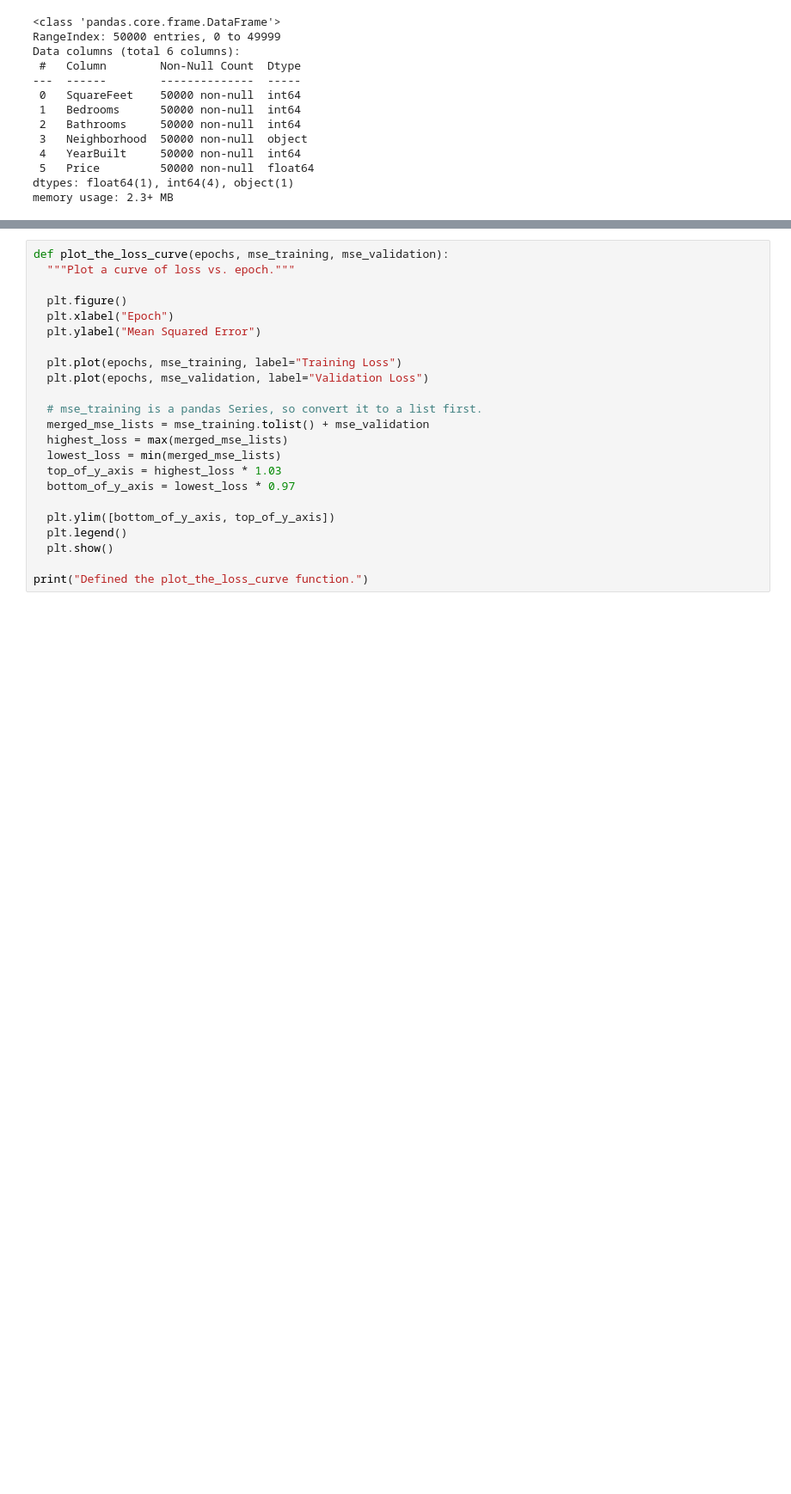
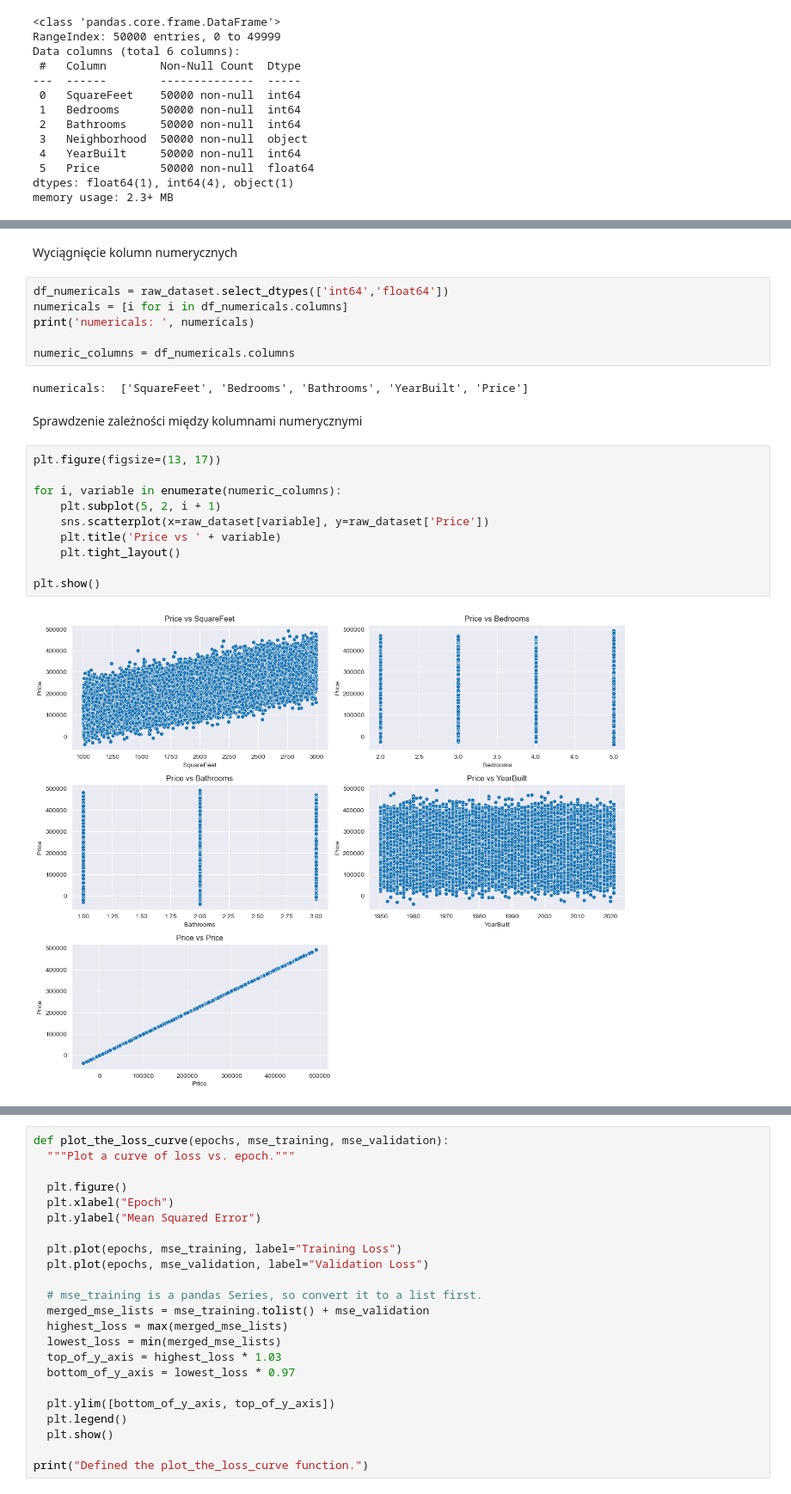
Before and after one commit to staszczm/LaboratoriumPRIAD, a Jupyter notebook: index.ipynb, the cells around one changed output, grey strips where cells are left out. Shown at 86% size. Saved outputs shown, nothing was run; the diff lists cells and outputs as text; blank space fills up the shorter version.

```diff
--- a/index.ipynb
+++ b/index.ipynb
@@ -48,0 +90,24 @@ memory usage: 2.3+ MB
+# %% [markdown]
+Wyciągnięcie kolumn numerycznych
+# %%
+df_numericals = raw_dataset.select_dtypes(['int64','float64'])
+numericals = [i for i in df_numericals.columns]
+print('numericals: ', numericals)
+
+numeric_columns = df_numericals.columns
+# %% [output]
+numericals:  ['SquareFeet', 'Bedrooms', 'Bathrooms', 'YearBuilt', 'Price']
+# %% [markdown]
+Sprawdzenie zależności między kolumnami numerycznymi
+# %%
+plt.figure(figsize=(13, 17))
+
+for i, variable in enumerate(numeric_columns):
+    plt.subplot(5, 2, i + 1)
+    sns.scatterplot(x=raw_dataset[variable], y=raw_dataset['Price'])
+    plt.title('Price vs ' + variable)
+    plt.tight_layout()
+
+plt.show()
+# %% [output]
+[figure, added]
```
Also changed, not shown: parts of 26 cells of this notebook.
